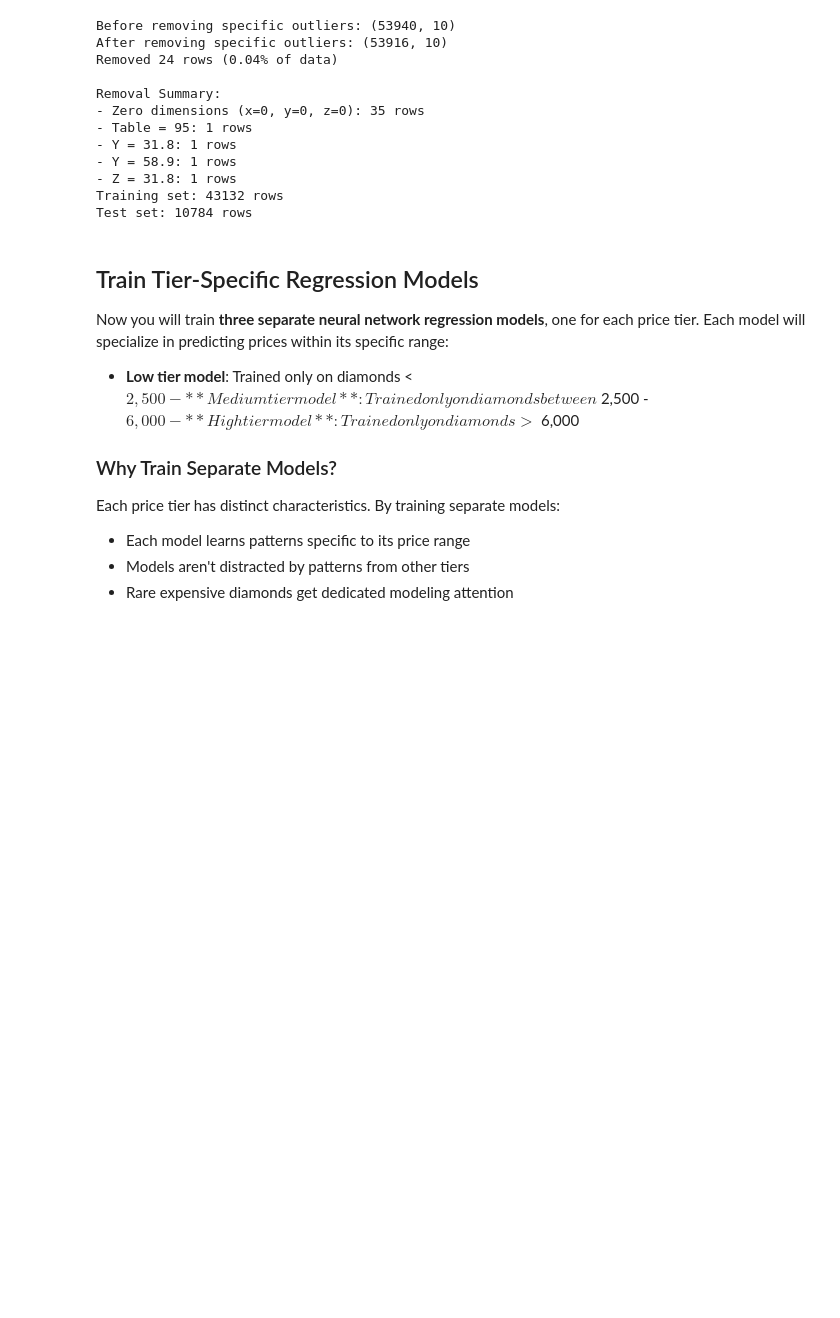
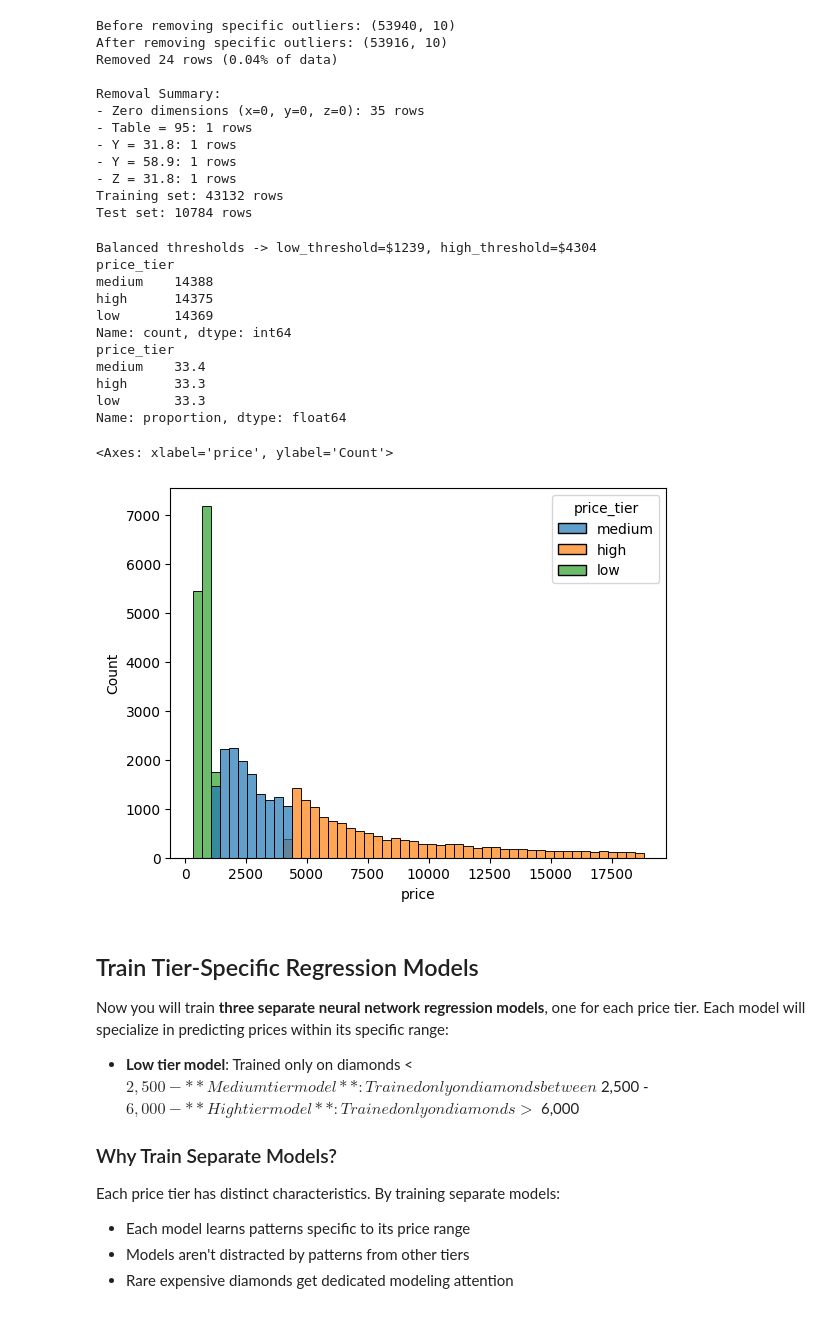
Before and after one commit to jeron-plummer/MSDS-458-Assignment-1, a Jupyter notebook: MSDS458_Assignment_01/Assignment_01_Diamonds_Stackup.ipynb, the cells around one changed output. Drawn from its saved outputs; the diff is of its cells as text; code cells hidden in the pictures; blank space fills up the shorter version.

```diff
--- a/MSDS458_Assignment_01/Assignment_01_Diamonds_Stackup.ipynb
+++ b/MSDS458_Assignment_01/Assignment_01_Diamonds_Stackup.ipynb
@@ -235,6 +235,33 @@ Removal Summary:
 - Z = 31.8: 1 rows
 Training set: 43132 rows
 Test set: 10784 rows
+# %%
+# Balanced tercile thresholds, computed from TRAINING data only
+low_threshold, high_threshold = np.percentile(diamonds_train['price'], [33.333, 66.667])
+low_threshold, high_threshold = round(low_threshold), round(high_threshold)
+print(f"Balanced thresholds -> low_threshold=${low_threshold}, high_threshold=${high_threshold}")
+
+# Verify the split is actually balanced before you train anything
+balance_check = create_price_tiers(diamonds_train, low_threshold=low_threshold, high_threshold=high_threshold)
+print(balance_check['price_tier'].value_counts())
+print((balance_check['price_tier'].value_counts(normalize=True) * 100).round(1))
+
+import seaborn as sns
+sns.histplot(data=balance_check, x='price', hue='price_tier', bins=50, alpha=0.7)
+# %% [output]
+Balanced thresholds -> low_threshold=$1239, high_threshold=$4304
+price_tier
+medium    14388
+high      14375
+low       14369
+Name: count, dtype: int64
+price_tier
+medium    33.4
+high      33.3
+low       33.3
+Name: proportion, dtype: float64
+<Axes: xlabel='price', ylabel='Count'>
+[figure, added]
 # %% [markdown]
 ## Train Tier-Specific Regression Models
 
```
Also changed, not shown: parts of 9 cells of this notebook.
